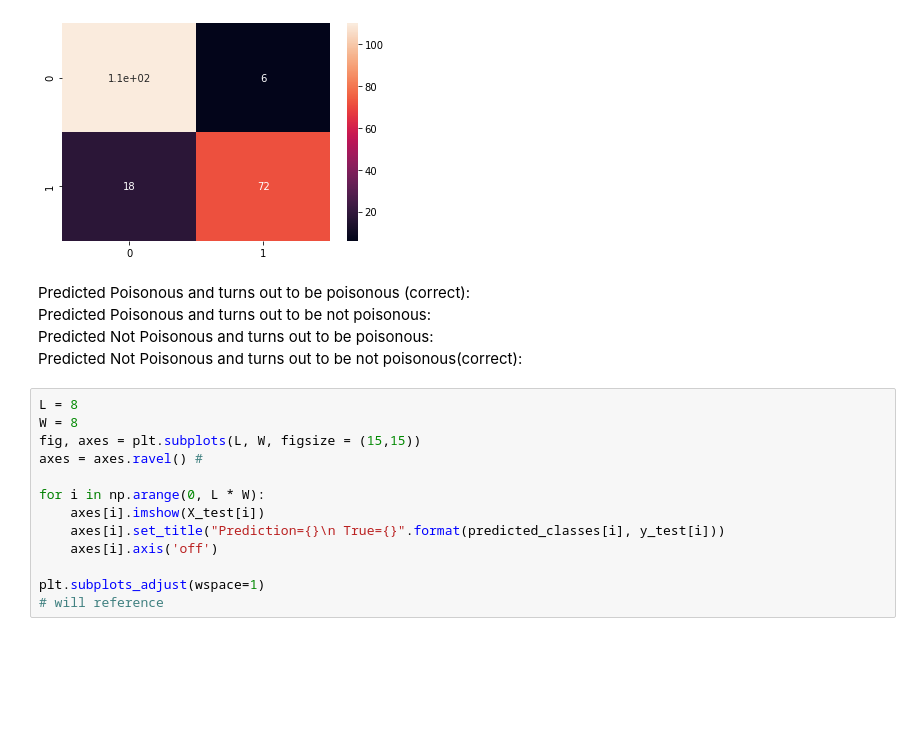
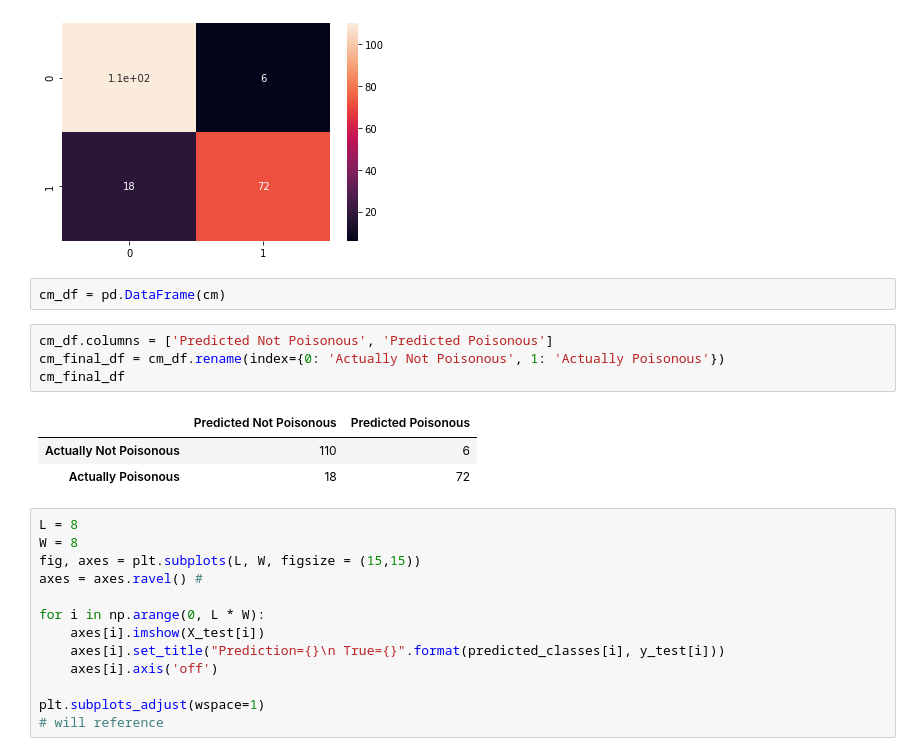
Before and after one commit to FunCodingPanda/Image_Classification, a Jupyter notebook: Mushroom_Capstone.ipynb, the cells around one changed output. Saved outputs shown, nothing was run; the diff lists cells and outputs as text; blank space fills up the shorter version.

```diff
--- a/Mushroom_Capstone.ipynb
+++ b/Mushroom_Capstone.ipynb
@@ -255,11 +255,16 @@ sns.heatmap(cm, annot=True)
 # %% [output]
 <matplotlib.axes._subplots.AxesSubplot at 0x...>
 [figure]
-# %% [markdown]
-Predicted Poisonous and turns out to be poisonous (correct):  <br>
-Predicted Poisonous and turns out to be not poisonous: <br>
-Predicted Not Poisonous and turns out to be poisonous: <br>
-Predicted Not Poisonous and turns out to be not poisonous(correct): <br>
+# %%
+cm_df = pd.DataFrame(cm)
+# %%
+cm_df.columns = ['Predicted Not Poisonous', 'Predicted Poisonous']
+cm_final_df = cm_df.rename(index={0: 'Actually Not Poisonous', 1: 'Actually Poisonous'})
+cm_final_df
+# %% [output]
+|  | Predicted Not Poisonous | Predicted Poisonous |
+| Actually Not Poisonous | 110 | 6 |
+| Actually Poisonous | 18 | 72 |
 # %%
 L = 8
 W = 8
```
Also changed, not shown: parts of 17 cells of this notebook.
